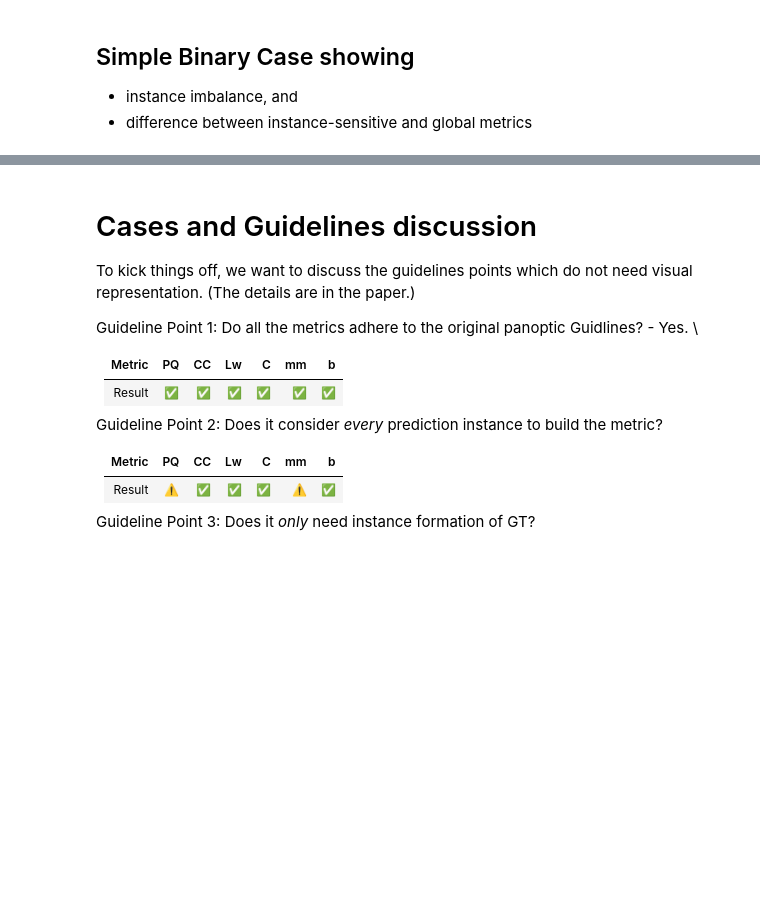
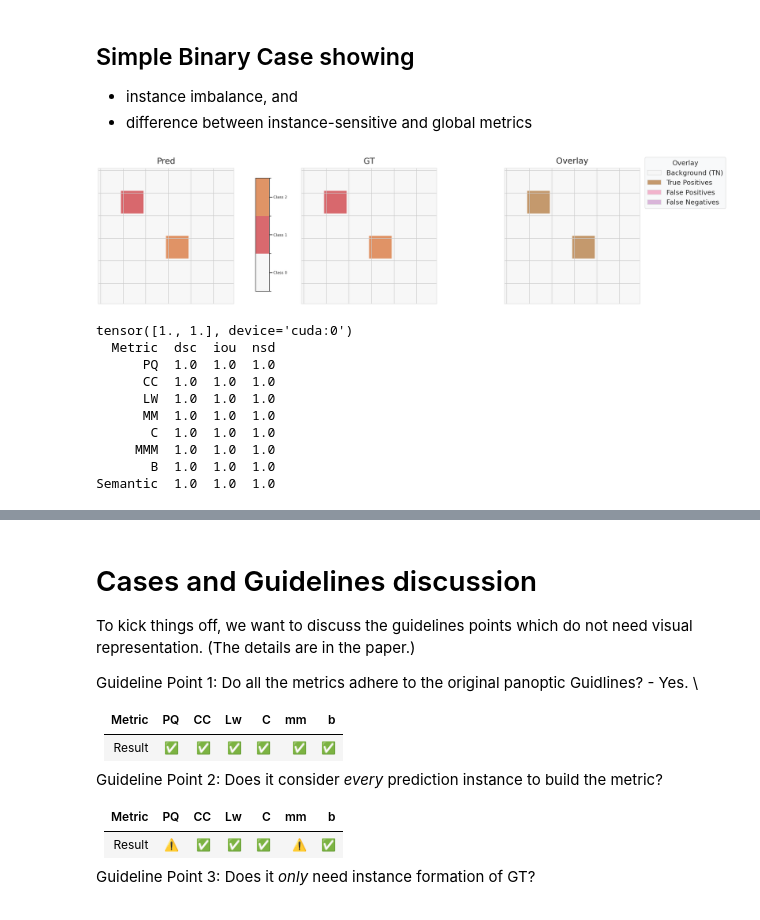
Before and after one commit to aymuos15/InstaMatch, a Jupyter notebook: unittest.ipynb, the cells around one changed output, grey strips where cells are left out. Drawn from its saved outputs; the diff is of its cells as text; code cells hidden in the pictures; blank space fills up the shorter version.

```diff
--- a/unittest.ipynb
+++ b/unittest.ipynb
@@ -321,6 +321,32 @@ def plot_case(pred, gt, num_classes=8):
 ## Simple Binary Case showing
 - instance imbalance, and
 - difference between instance-sensitive and global metrics
+# %%
+pred = torch.zeros((30, 30)).cuda()
+gt = torch.zeros((30, 30)).cuda()
+
+pred[5:10, 5:10] = 1
+pred[15:20, 15:20] = 2
+
+gt[5:10, 5:10] = 1
+gt[15:20, 15:20] = 2
+
+plot_case(pred, gt, num_classes=3)
+
+# Move tensors to CPU before calling score_list
+score_list(pred, gt)
+# %% [output]
+[figure, added]
+tensor([1., 1.], device='cuda:0')
+  Metric  dsc  iou  nsd
+      PQ  1.0  1.0  1.0
+      CC  1.0  1.0  1.0
+      LW  1.0  1.0  1.0
+      MM  1.0  1.0  1.0
+       C  1.0  1.0  1.0
+     MMM  1.0  1.0  1.0
+       B  1.0  1.0  1.0
+Semantic  1.0  1.0  1.0
 # %%
 pred = torch.zeros((30, 30)).cuda()
 gt = torch.zeros((30, 30)).cuda()
```
Also changed, not shown: parts of 15 cells of this notebook, 12 other files.
